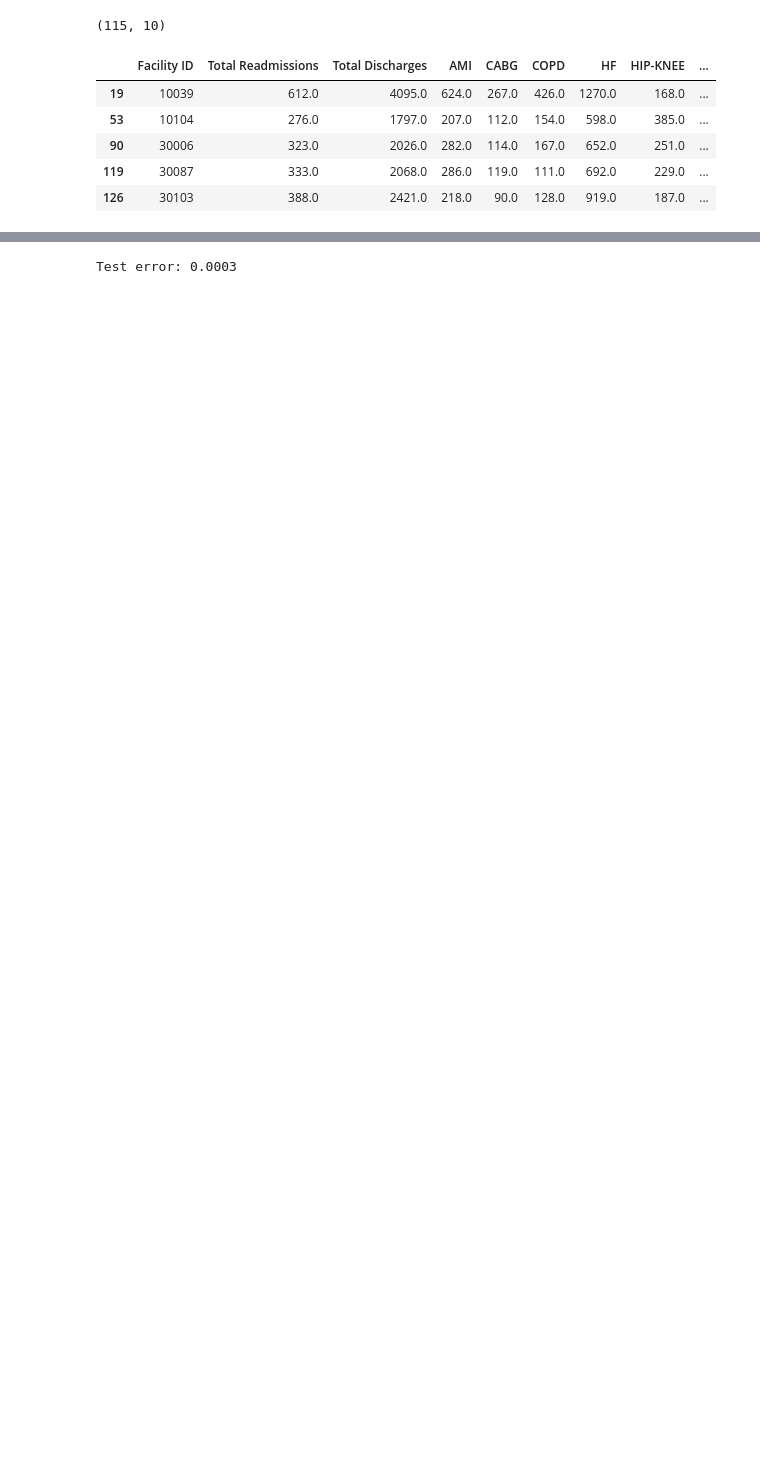
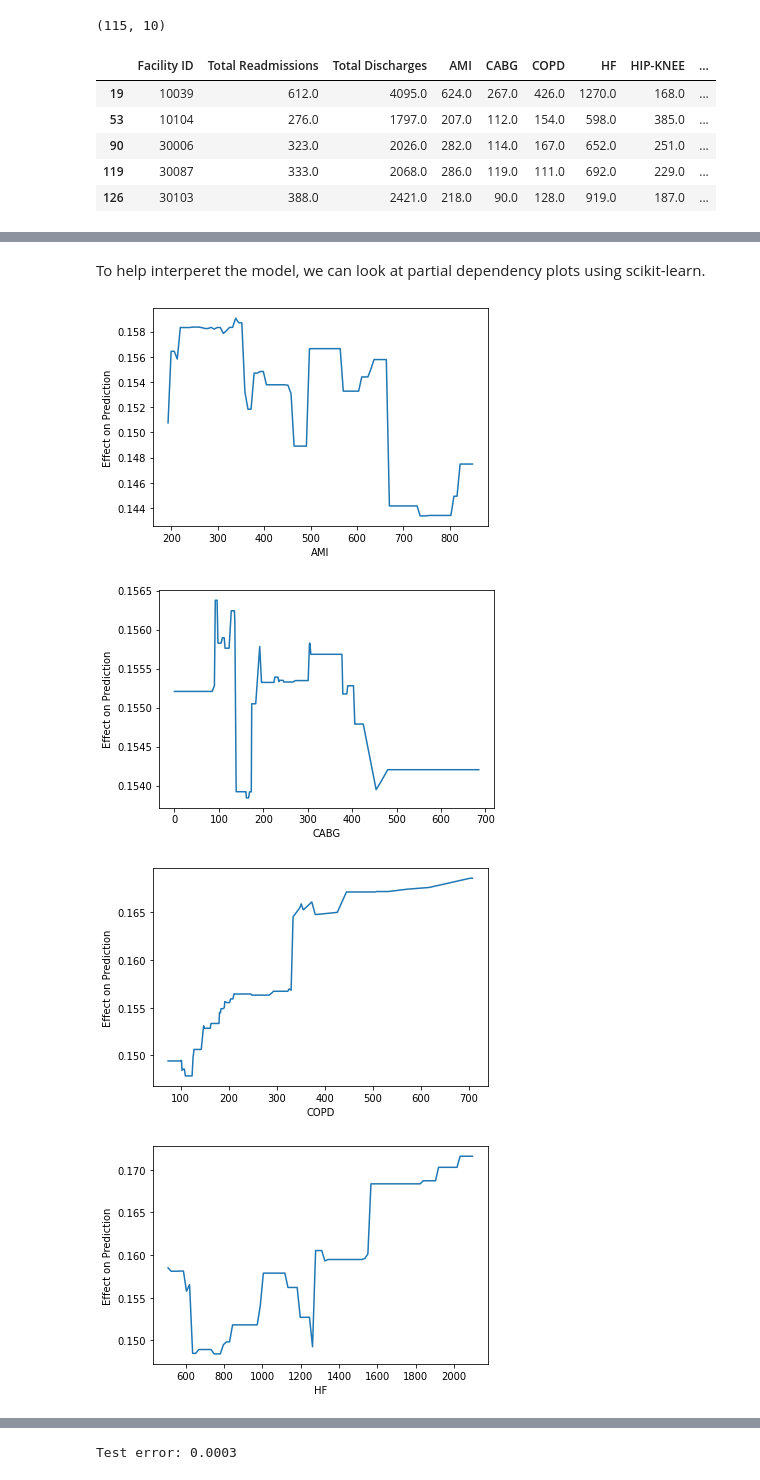
Before and after one commit to maliaedmonds/hospital-readmission-prediction, a Jupyter notebook: step_6_boosting_7_k-fold.ipynb, the cells around one changed output, grey strips where cells are left out. Saved outputs shown, nothing was run; the diff lists cells and outputs as text; code cells hidden in the pictures; blank space fills up the shorter version.

```diff
--- a/step_6_boosting_7_k-fold.ipynb
+++ b/step_6_boosting_7_k-fold.ipynb
@@ -235 +262,20 @@ HIP-KNEE <= 260.0000
 Final training error: 1.1102994219720483e-05
+# %% [markdown]
+To help interperet the model, we can look at partial dependency plots using scikit-learn.
+# %%
+from sklearn.inspection import partial_dependence
+
+def plot_pdp(model, X, feature_idx, feature_name):
+    pdp = partial_dependence(model, X, [feature_idx], kind="average")
+    plt.plot(pdp["grid_values"][0], pdp["average"][0])
+    plt.xlabel(feature_name)
+    plt.ylabel("Effect on Prediction")
+    plt.show()
+
+for i, feature in enumerate(['AMI', 'CABG', 'COPD', 'HF', 'HIP-KNEE', 'PN']):
+    plot_pdp(model, X, i, feature);
+# %% [output]
+[figure, added]
+[figure, added]
+[figure, added]
+[figure, added]
```
Also changed, not shown: parts of 11 cells of this notebook, 4 other files.
